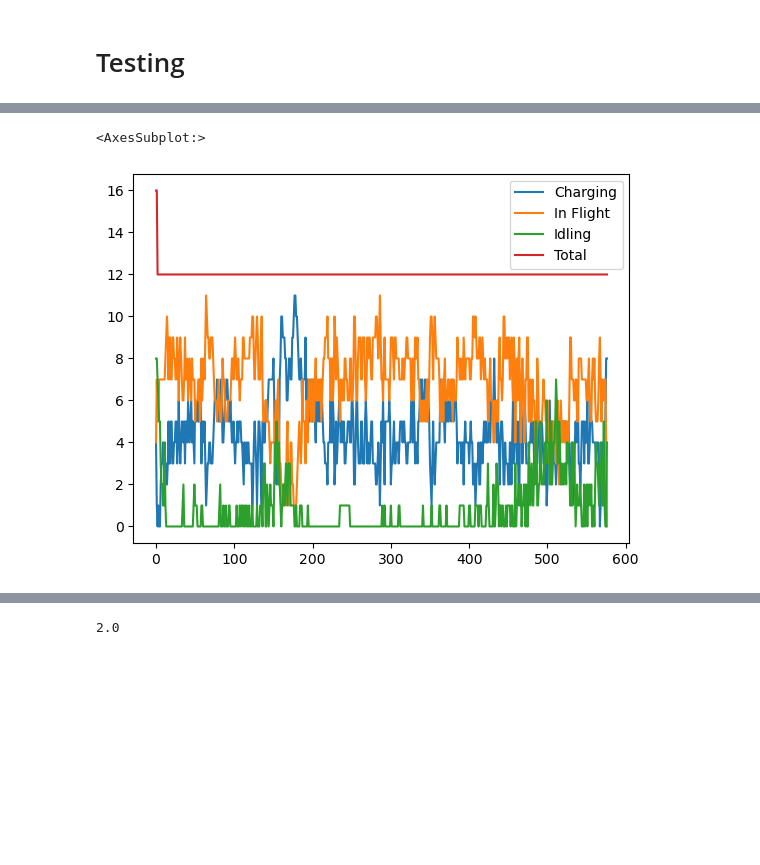
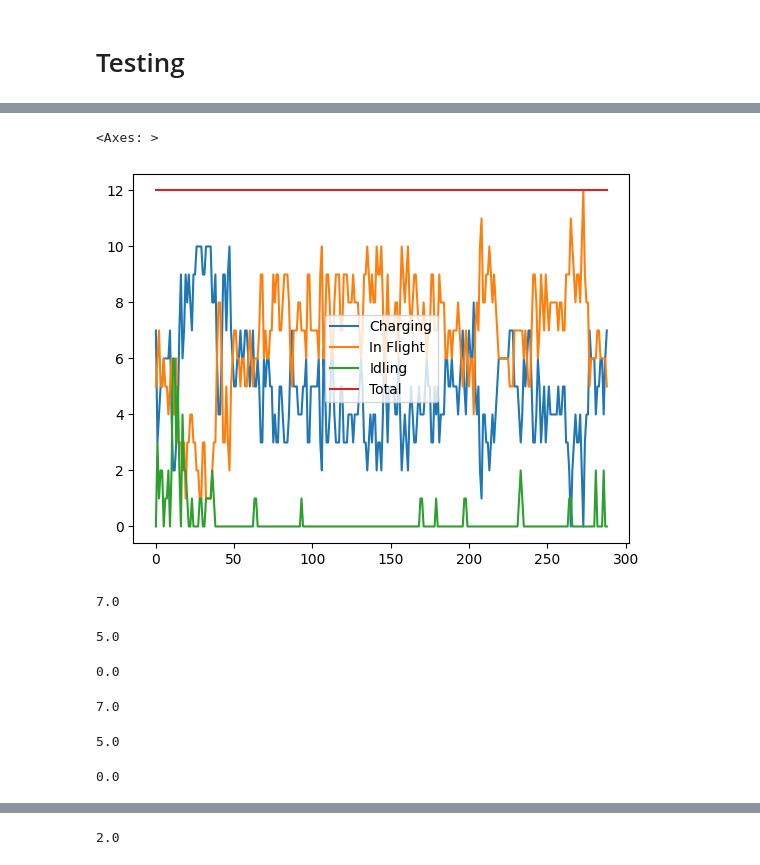
Before and after one commit to Xuan-1998/UAM_system_optimization, a Jupyter notebook: src:code/albert.ipynb, the cells around one changed output, grey strips where cells are left out. Cells and saved outputs as stored; diff of their text form; code cells hidden in the pictures; blank space fills up the shorter version.

```diff
--- a/src:code/albert.ipynb
+++ b/src:code/albert.ipynb
@@ -130,15 +140,31 @@ all_n = all_n[1:,:]
 # %%
 import seaborn as sns
 import matplotlib.pyplot as plt
 
 fig, ax = plt.subplots()
-sns.lineplot(all_c.sum(axis=0), label='Charging', ax=ax)
-sns.lineplot(all_u.sum(axis=0), label='In Flight', ax=ax)
-sns.lineplot(all_n.sum(axis=0), label='Idling', ax=ax)
-sns.lineplot((all_c.sum(axis=0) + all_u.sum(axis=0)+all_n.sum(axis=0)), label='Total', ax=ax)
+sns.lineplot(all_c.sum(axis=0)[144:144+289], label='Charging', ax=ax)
+sns.lineplot(all_u.sum(axis=0)[144:144+289], label='In Flight', ax=ax)
+sns.lineplot(all_n.sum(axis=0)[144:144+289], label='Idling', ax=ax)
+sns.lineplot((all_c.sum(axis=0)[144:144+289] + all_u.sum(axis=0)[144:144+289]+all_n.sum(axis=0)[144:144+289]), label='Total', ax=ax)
 # %% [output]
-<AxesSubplot:>
+<Axes: >
-[figure, old version]
+[figure, new version]
+# %%
+display(all_c.sum(axis=0)[144])
+display(all_u.sum(axis=0)[144])
+display(all_n.sum(axis=0)[144])
+# %% [output]
+7.0
+5.0
+0.0
+# %%
+display(all_c.sum(axis=0)[144+288])
+display(all_u.sum(axis=0)[144+288])
+display(all_n.sum(axis=0)[144+288])
+# %% [output]
+7.0
+5.0
+0.0
 # %%
 import seaborn as sns
 import matplotlib.pyplot as plt
```
Also changed, not shown: parts of 4 cells of this notebook, 2 other files.
